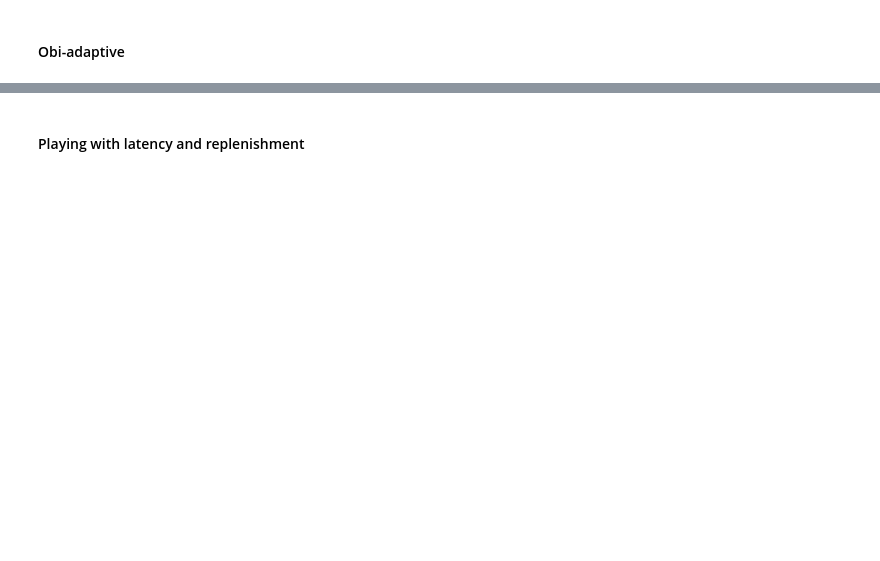
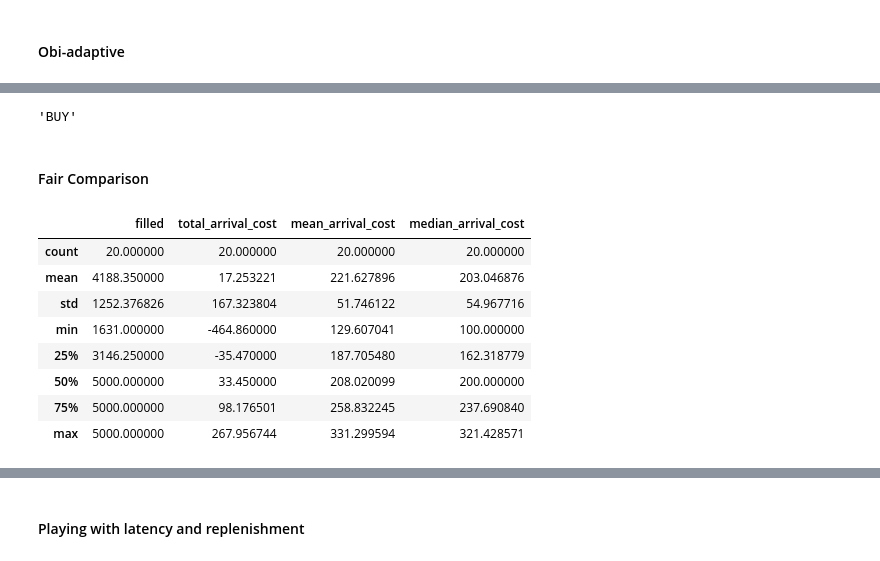
Before and after one commit to MichaelCusackNelkin/SAF_Final_Project, a Jupyter notebook: whitepaper/code/milestone_clean.ipynb, the cells around one changed output, grey strips where cells are left out. Drawn from its saved outputs; the diff is of its cells as text; code cells hidden in the pictures; blank space fills up the shorter version.

```diff
--- a/whitepaper/code/milestone_clean.ipynb
+++ b/whitepaper/code/milestone_clean.ipynb
@@ -317,0 +363,47 @@ Sum of Arrival Costs: 0.5898472059553512
+# %%
+import random
+random.choice(["BUY", "SELL"])
+# %% [output]
+'BUY'
+# %% [markdown]
+#### Fair Comparison
+# %%
+from concurrent.futures import ProcessPoolExecutor
+
+LATENCY = 500 * 1e3 #500us in ns
+REPLENISHMENT = 10.0 #poisson rate of replenishment using wall-clock
+PARENT_QTY = 5_000
+
+MIN_NS = 100_000_000 #100ms
+MIN_SHARES = 0
+THRESHOLD = 0.5
+HORIZON = 60 * 1e9
+
+N_TRIALS = 20
+MAX_WORKERS = 4
+
+WAIT_NS = 1e9
+N_CHUNKS = 20
+
+METHOD = "OBI"
+
+from concurrent.futures import ProcessPoolExecutor
+from saf_lib.simulation import init_worker, run_trial
+
+trial_args = [(LATENCY, REPLENISHMENT, PARENT_QTY, THRESHOLD, HORIZON, MIN_NS, MIN_SHARES, WAIT_NS, N_CHUNKS, METHOD)] * N_TRIALS
+
+with ProcessPoolExecutor(max_workers=MAX_WORKERS, initializer=init_worker, initargs=(old_df,)) as ex:
+    costs = [c for c in ex.map(run_trial, trial_args) if c is not None]
+
+costs = pd.DataFrame(costs)
+costs.describe()
+# %% [output]
+|  | filled | total_arrival_cost | mean_arrival_cost | median_arrival_cost |
+| count | 20.000000 | 20.000000 | 20.000000 | 20.000000 |
+| mean | 4188.350000 | 17.253221 | 221.627896 | 203.046876 |
+| std | 1252.376826 | 167.323804 | 51.746122 | 54.967716 |
+| min | 1631.000000 | -464.860000 | 129.607041 | 100.000000 |
+| 25% | 3146.250000 | -35.470000 | 187.705480 | 162.318779 |
+| 50% | 5000.000000 | 33.450000 | 208.020099 | 200.000000 |
+| 75% | 5000.000000 | 98.176501 | 258.832245 | 237.690840 |
+| max | 5000.000000 | 267.956744 | 331.299594 | 321.428571 |
```
Also changed, not shown: parts of 17 cells of this notebook, 10 other files.
